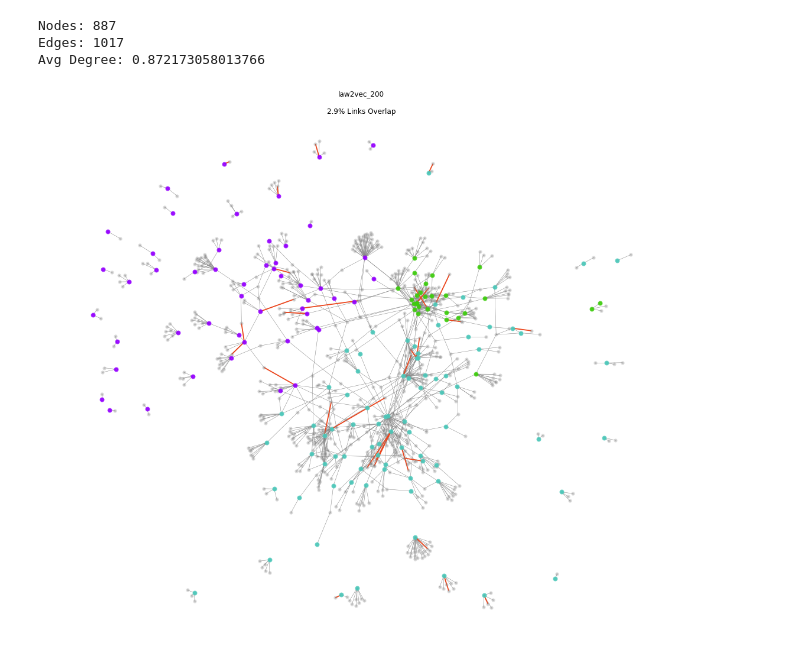
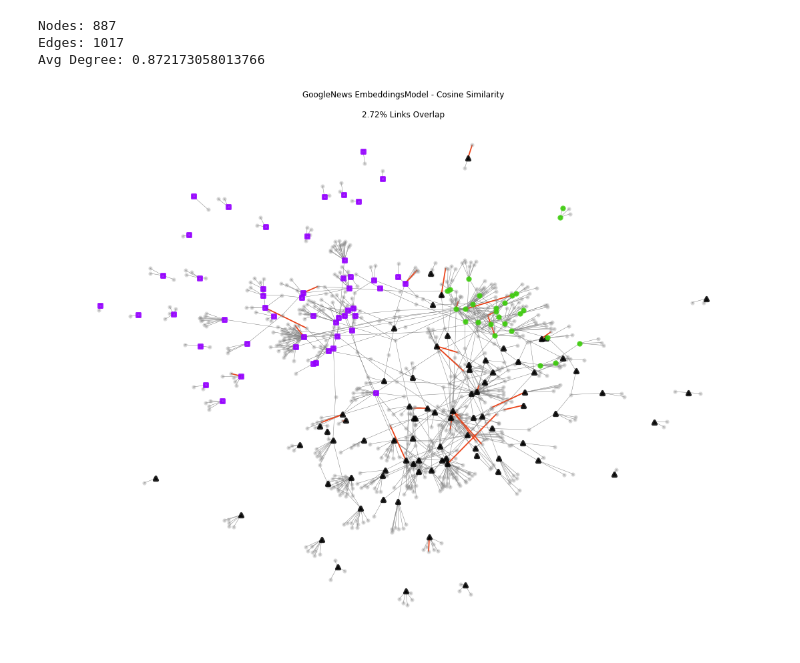
Before and after one commit to Shagunaawasthi/cjeu-court-decision-similarity, a Jupyter notebook: scripts/SetsPlots.ipynb, the cells around one changed output. Cells and saved outputs as stored; diff of their text form; code cells hidden in the pictures.

Commit message:
shapes changes on networks

```diff
--- a/scripts/SetsPlots.ipynb
+++ b/scripts/SetsPlots.ipynb
@@ -210,7 +249,7 @@ Edges: 1017
 Avg Degree: 0.872173058013766
 # %%
 def plot_graph(g, pos, groups, edges_groups):
-    plt.figure(figsize=(18, 16))
+    plt.figure(figsize=(18, 14))
     nx.draw_networkx_nodes(g,pos,
                            nodelist=groups[0],
                            node_color="#878787", #gray
@@ -219,35 +258,35 @@ def plot_graph(g, pos, groups, edges_groups):
                            alpha=0.3)
     nx.draw_networkx_nodes(g,pos,
                            nodelist=groups[1],
-                           node_color="#4cc7b9", #blue "social policy"
-                           node_size=24, linewidths=3,
+                           node_color="black",##"#4cc7b9", #blue "social policy"
+                           node_size=28, node_shape='^', linewidths=4,
                            alpha=0.85)
     nx.draw_networkx_nodes(g,pos,
                            nodelist=groups[2],
                            node_color="#9500ff", #purple  "public health"
-                           node_size=24, linewidths=3,
+                           node_size=28, node_shape='s', linewidths=3,
                            alpha=0.85)
     nx.draw_networkx_nodes(g,pos,
                            nodelist=groups[3],
                            node_color="#3ecc0e", #green "data protection"
-                           node_size=24,linewidths=3,
+                           node_size=28,linewidths=3,
                            alpha=0.85)
     nx.draw_networkx_edges(g,pos,
                            edgelist=edges_groups[0],
-                           width=0.5,alpha=1, edge_color='gray')
+                           width=0.5,alpha=1, style='solid',connectionstyle='arc3', edge_color='gray')
     nx.draw_networkx_edges(g,pos,
                            edgelist=edges_groups[1],
-                           width=1.8,alpha=1, edge_color='#eb451c') #red
-    #nx.draw_networkx_edges(g,pos,width=0.5,alpha=0.5, arrows=False, arrowstyle="Arc3, rad=-0.2")
+                           width=1.8,alpha=1, style='solid', edge_color='#eb451c') #red
 # %%
 nodesDP = [x for x,y in g.nodes(data=True) if y['source_case_topic']=='data protection']
 nodesPH = [x for x,y in g.nodes(data=True) if y['source_case_topic']=='public health']
 nodesSP = [x for x,y in g.nodes(data=True) if y['source_case_topic']=='social policy']
 nodesNA = [x for x,y in g.nodes(data=True) if y['source_case_topic']=='NA']
 
-rm.seed(550)
-positions = dict(zip(nodesDP,zip([rm.gauss(0.9, 0.1) for i in range(len(nodesDP))], #green "data protection"
-                         [rm.gauss(0.9, 0.1) for i in range(len(nodesDP))])))
+#rm.seed(550)
+rm.seed(784)
+positions = dict(zip(nodesDP,zip([rm.gauss(0.9, 0.2) for i in range(len(nodesDP))], #green "data protection"
+                         [rm.gauss(0.95, 0.2) for i in range(len(nodesDP))])))
 positions.update(dict(zip(nodesPH,zip([rm.gauss(-0.9, 0.25) for i in range(len(nodesSP))], #blue "social policy"
                          [rm.gauss(0.9, 0.25) for i in range(len(nodesSP))]))))
 positions.update(dict(zip(nodesSP,zip([rm.gauss(0, 0.1) for i in range(len(nodesPH))],  #purple  "public health"
@@ -262,7 +301,7 @@ positions.update(dict(zip(nodesNA,zip([rm.gauss(0, 0.1) for i in range(len(nodes
 #                         center=None,
 #                         dim=2)
 
-pos = nx.spring_layout(g, dim=2, pos=positions, iterations=12, weight='weight', scale=1)
+pos = nx.spring_layout(g, dim=2, pos=positions, iterations=10, weight='weight', scale=1)
 # %%
 len(pos)
 # %% [output]
@@ -294,7 +333,7 @@ mainmethods = ['tfidf-quintgram-nostem',
                'GoogleNews_300',
               'NoMethod']
 # %%
-method = mainmethods[7]
+method = mainmethods[8]
 method_table = cases_similarity[cases_similarity['method'] == method]
 print(method)
 # %% [output]
@@ -424,12 +463,13 @@ for s, t, att in gI.edges.data():
         edges_rest.append((s,t))
 #print('Percentage of links overlap: ',len(edges_overlap)/len(gI.edges))
 # %%
+name = models[models['method'] == str(method)][['Model','Similarity Method']].values[0]
 plot_graph(gI,pos,#pos3,
            [gI_rest, gI_SP, gI_PH, gI_DP],
            [edges_rest, edges_overlap])
 plt.axis('off')
-plt.title(str(method)+'\n\n'+str(overlap_rate)+'% Links Overlap')
+plt.title(str(name[0])+'Model - '+name[1]+'\n\n'+str(overlap_rate)+'% Links Overlap')
 plt.savefig('../plots/graph-'+str(method)+'.png')
 plt.show()
 # %% [output]
-[figure, old version]
+[figure, new version]
```
Also changed, not shown: parts of 13 cells of this notebook, 15 other files.
